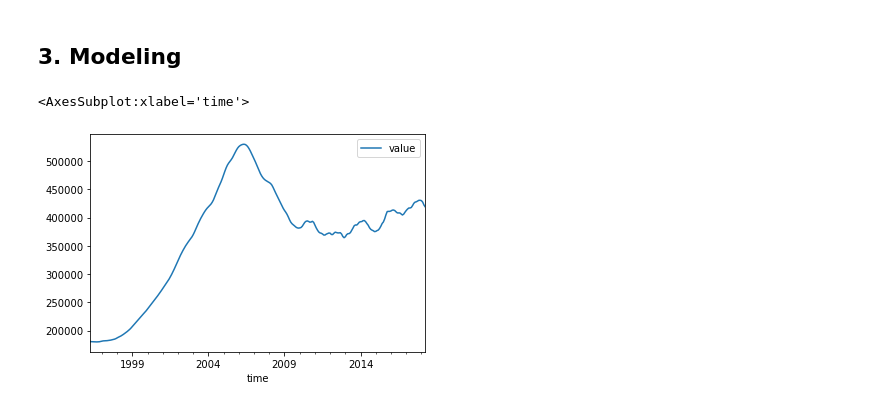
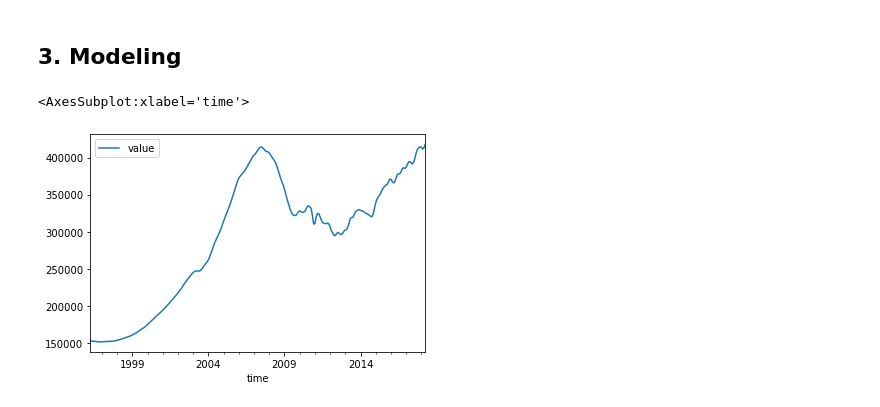
Before and after one commit to MellissaValle/Zillow_Real_Estate_Time_Series_analysis, a Jupyter notebook: Aidan/Aidan's Notebook.ipynb, the cells around one changed output. Saved outputs shown, nothing was run; the diff lists cells and outputs as text; code cells hidden in the pictures.

Commit message:
add test prediction

```diff
--- a/Aidan/Aidan's Notebook.ipynb
+++ b/Aidan/Aidan's Notebook.ipynb
@@ -138,14 +143,14 @@ df_melted.plot()
 # %% [markdown]
 ## 3. Modeling
 # %%
-test_row = pd.DataFrame(df_ny.iloc[45:46])
+test_row = pd.DataFrame(df_ny.iloc[0:1])
 
 test_melted = melt_data(test_row)
 
 test_melted.plot()
 # %% [output]
 <AxesSubplot:xlabel='time'>
-[figure, old version]
+[figure, new version]
 # %%
 results = auto_arima(test_melted,
            start_p = 0,
```
Also changed, not shown: parts of 5 cells of this notebook.
